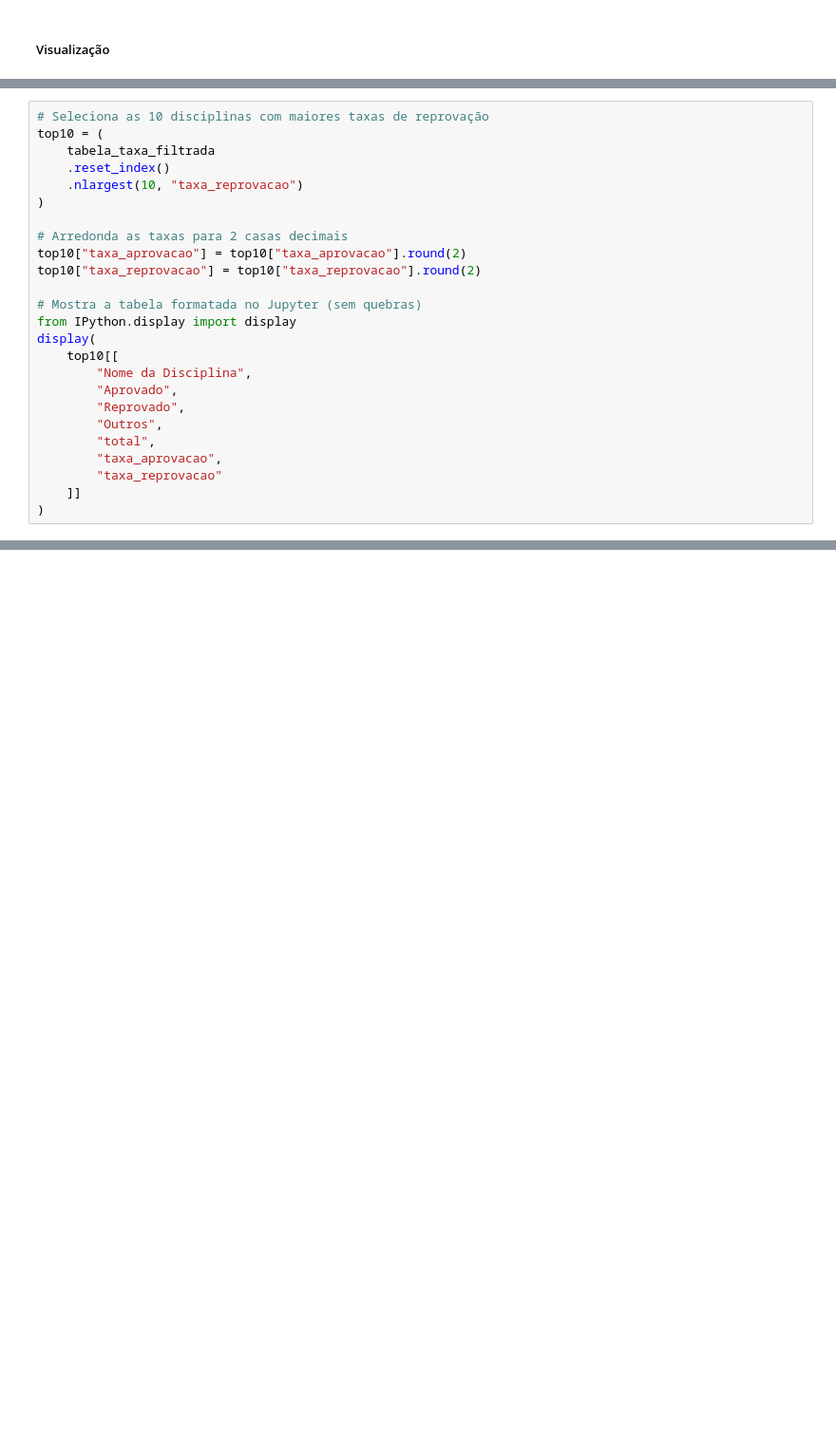
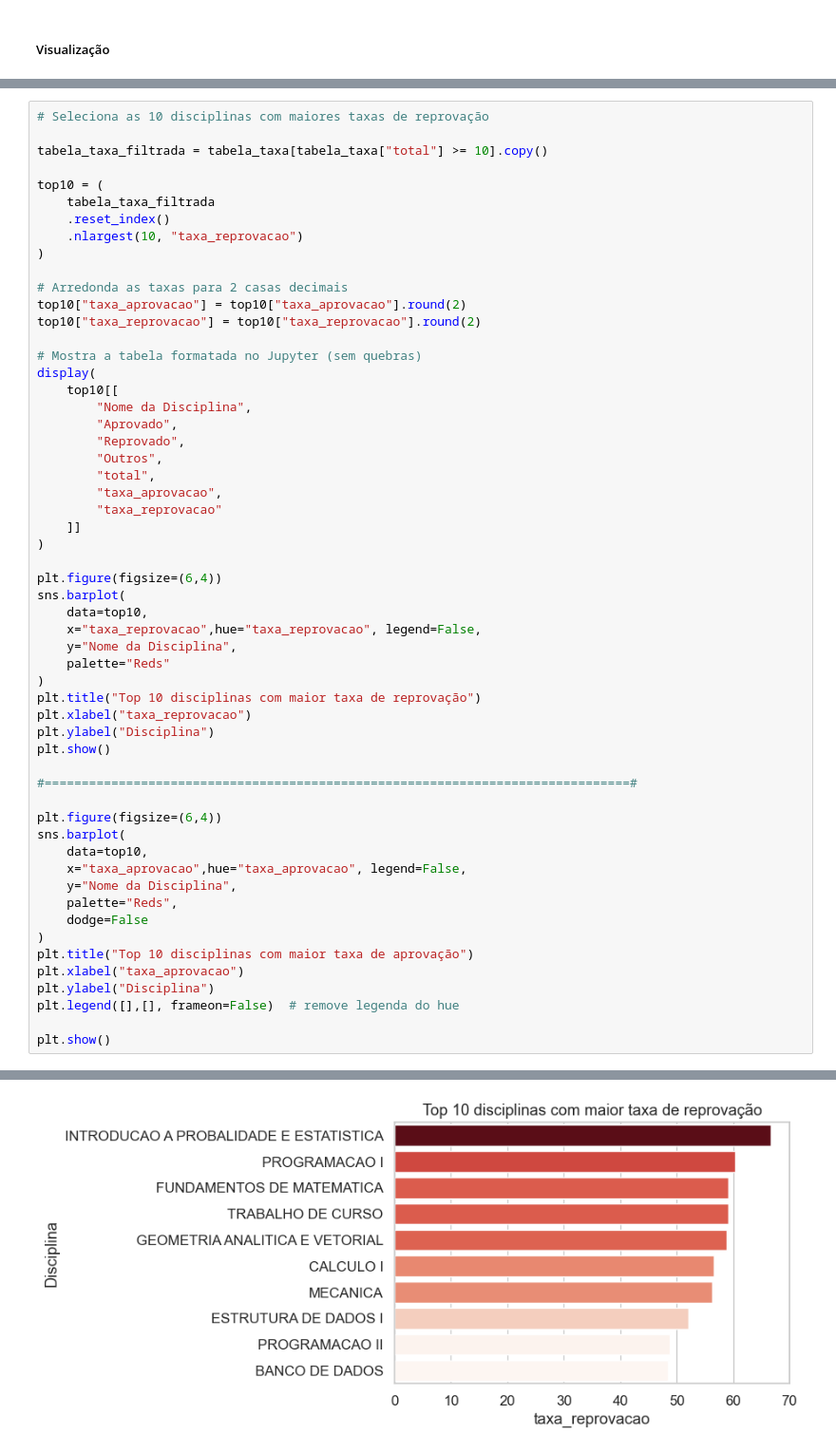
Before and after one commit to lucaslucena-la/Data_Science, a Jupyter notebook: studentsProfile_ufmt/AcademicAnalysis.ipynb, the cells around one changed output, grey strips where cells are left out. Shown at 95% size. Cells and saved outputs as stored; diff of their text form; blank space fills up the shorter version.

```diff
--- a/studentsProfile_ufmt/AcademicAnalysis.ipynb
+++ b/studentsProfile_ufmt/AcademicAnalysis.ipynb
@@ -899,5 +868,8 @@ display(
 # %%
 # Seleciona as 10 disciplinas com maiores taxas de reprovação
+
+tabela_taxa_filtrada = tabela_taxa[tabela_taxa["total"] >= 10].copy()
+
 top10 = (
     tabela_taxa_filtrada
     .reset_index()
@@ -905,31 +877,60 @@ top10 = (
 )
 
 # Arredonda as taxas para 2 casas decimais
 top10["taxa_aprovacao"] = top10["taxa_aprovacao"].round(2)
 top10["taxa_reprovacao"] = top10["taxa_reprovacao"].round(2)
 
 # Mostra a tabela formatada no Jupyter (sem quebras)
-from IPython.display import display
 display(
     top10[[
         "Nome da Disciplina",
         "Aprovado",
         "Reprovado",
         "Outros",
         "total",
         "taxa_aprovacao",
         "taxa_reprovacao"
     ]]
 )
+
+plt.figure(figsize=(6,4))
+sns.barplot(
+    data=top10,
+    x="taxa_reprovacao",hue="taxa_reprovacao", legend=False,
+    y="Nome da Disciplina",
+    palette="Reds"
+)
+plt.title("Top 10 disciplinas com maior taxa de reprovação")
+plt.xlabel("taxa_reprovacao")
+plt.ylabel("Disciplina")
+plt.show()
+
+#===============================================================================#
+
+plt.figure(figsize=(6,4))
+sns.barplot(
+    data=top10,
+    x="taxa_aprovacao",hue="taxa_aprovacao", legend=False,
+    y="Nome da Disciplina",
+    palette="Reds",
+    dodge=False
+)
+plt.title("Top 10 disciplinas com maior taxa de aprovação")
+plt.xlabel("taxa_aprovacao")
+plt.ylabel("Disciplina")
+plt.legend([],[], frameon=False)  # remove legenda do hue
+
+plt.show()
 # %% [output]
 | resultado | Nome da Disciplina | Aprovado | Reprovado | Outros | total | taxa_aprovacao | taxa_reprovacao |
 | 0 | INTRODUCAO A PROBALIDADE E ESTATI... | 11.0 | 22.0 | 0.0 | 33.0 | 33.33 | 66.67 |
 | 1 | PROGRAMACAO I | 259.0 | 458.0 | 42.0 | 759.0 | 34.12 | 60.34 |
 | 2 | FUNDAMENTOS DE MATEMATICA | 224.0 | 384.0 | 41.0 | 649.0 | 34.51 | 59.17 |
 | 3 | TRABALHO DE CURSO | 85.0 | 123.0 | 0.0 | 208.0 | 40.87 | 59.13 |
 | 4 | GEOMETRIA ANALITICA E VETORIAL | 262.0 | 508.0 | 94.0 | 864.0 | 30.32 | 58.80 |
 | 5 | CALCULO I | 278.0 | 540.0 | 137.0 | 955.0 | 29.11 | 56.54 |
 | 6 | MECANICA | 173.0 | 279.0 | 44.0 | 496.0 | 34.88 | 56.25 |
 | 7 | ESTRUTURA DE DADOS I | 222.0 | 385.0 | 132.0 | 739.0 | 30.04 | 52.10 |
 | 8 | PROGRAMACAO II | 207.0 | 251.0 | 56.0 | 514.0 | 40.27 | 48.83 |
 | 9 | BANCO DE DADOS | 190.0 | 268.0 | 95.0 | 553.0 | 34.36 | 48.46 |
+[figure, added]
```
Also changed, not shown: parts of 58 cells of this notebook.
